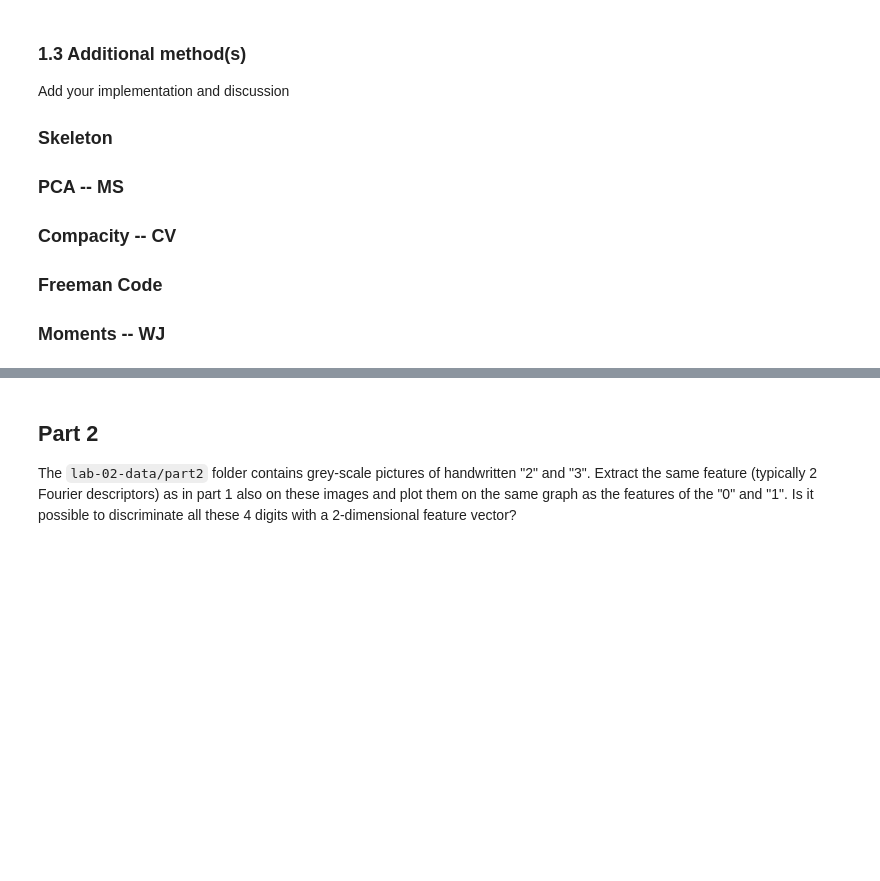
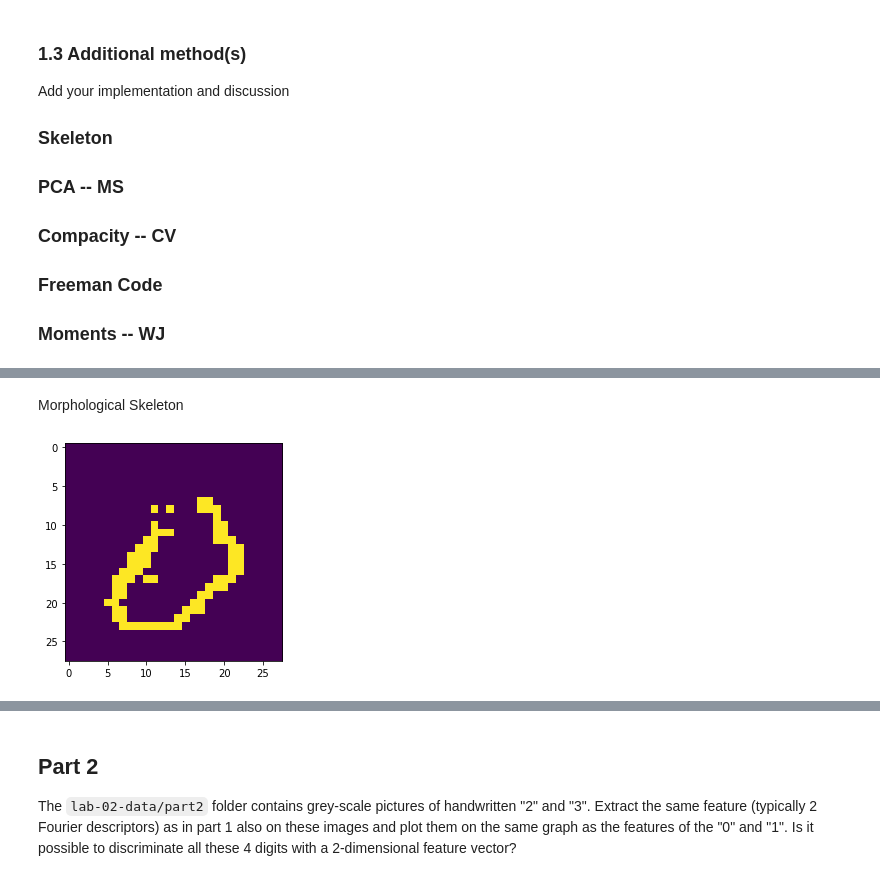
Before and after one commit to Jiang15/Image_analysis_and_pattern-recognition, a Jupyter notebook: Lab 2/lab_02_object_description.ipynb, the cells around one changed output, grey strips where cells are left out. Cells and saved outputs as stored; diff of their text form; code cells hidden in the pictures; blank space fills up the shorter version.

Commit message:
distance map + skeleton

```diff
--- a/Lab 2/lab_02_object_description.ipynb
+++ b/Lab 2/lab_02_object_description.ipynb
@@ -494,2 +498,0 @@ contours, hierarchy = cv2.findContours(ones_im[0], cv2.RETR_TREE, cv2.CHAIN_APPR
-# %%
-img = cv2.drawContours(ones_im[0], contours, -1, (0,255,0), 3)
@@ -498,2 +499,4 @@ measure.find_contours(ones_im[0], 0)
 # %%
 (contours)
+# %% [markdown]
+Morphological Skeleton
@@ -499,0 +505,29 @@ measure.find_contours(ones_im[0], 0)
+# %%
+N = 6
+Sr = np.zeros_like(zeros_im)
+
+for r in np.arange(3,6):
+
+    se = cv2.getStructuringElement(cv2.MORPH_CROSS,(r,r))
+
+    img = morphology.binary_erosion(zeros_im[7],se,iterations=1).astype(np.int)
+    img2 = morphology.binary_opening(img,se,iterations=1).astype(np.int)
+
+    if r==3:
+        Sr = img - img2
+    else:
+        Sr+= img - img2
+    Sr[Sr>0]=1
+    plt.imshow(Sr)
+
+fig, axes = plt.subplots(2, len(zeros_im), figsize=(12, 3))
+for ax, im, nm in zip(axes[0], zeros_im, zeros_names):
+    ax.imshow(im, cmap='gray')
+    ax.axis('off')
+    ax.set_title(nm)
+for ax, im, nm in zip(axes[1], ones_im, ones_names):
+    ax.imshow(im, cmap='gray')
+    ax.axis('off')
+    ax.set_title(nm)
+# %% [output]
+[figure, added]
```
Also changed, not shown: parts of 18 cells of this notebook.
